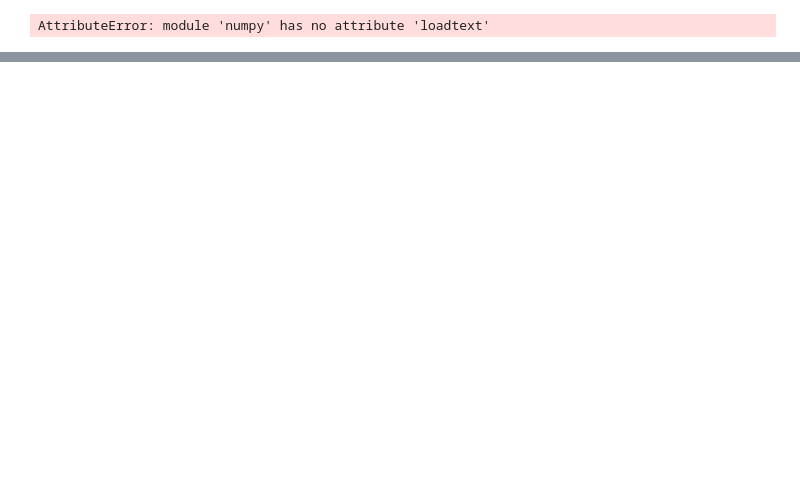
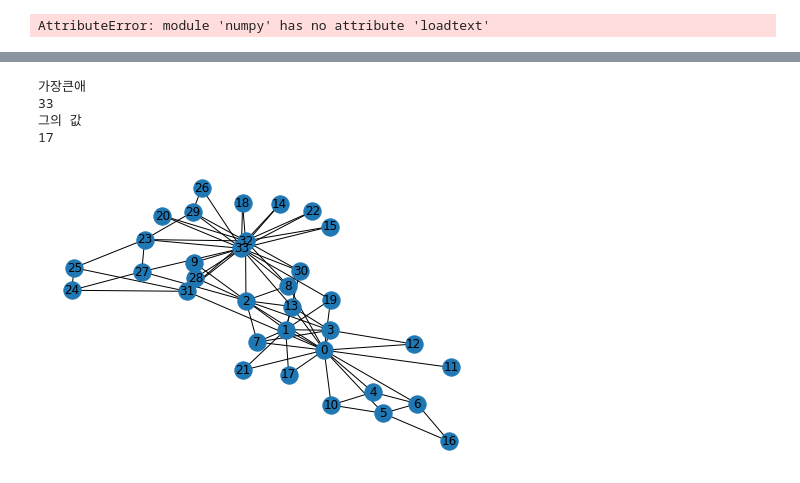
Before and after one commit to fish895623/pandas1, a Jupyter notebook: Untitled8.ipynb, the cells around one changed output, grey strips where cells are left out. Cells and saved outputs as stored; diff of their text form; code cells hidden in the pictures; blank space fills up the shorter version.

```diff
--- a/Untitled8.ipynb
+++ b/Untitled8.ipynb
@@ -15,0 +21,23 @@ nx.draw(G)
+# %%
+# 값들중 가장 큰값 구하기
+# 큰값을 가진 주인은?
+import numpy as np
+import networkx as nx
+
+G = nx.karate_club_graph()
+degree = [d for n, d in G.degree()]
+nx.draw(G, with_labels=True)
+a = G.degree()
+a = dict(a)
+
+ddd = {v: k for k, v in a.items()}
+print("가장큰애")
+print(ddd[max(ddd.keys())])
+print("그의 값")
+print(max(ddd))
+# %% [output]
+가장큰애
+33
+그의 값
+17
+[figure, added]
```
Also changed, not shown: parts of 3 cells of this notebook, 1 other file.
